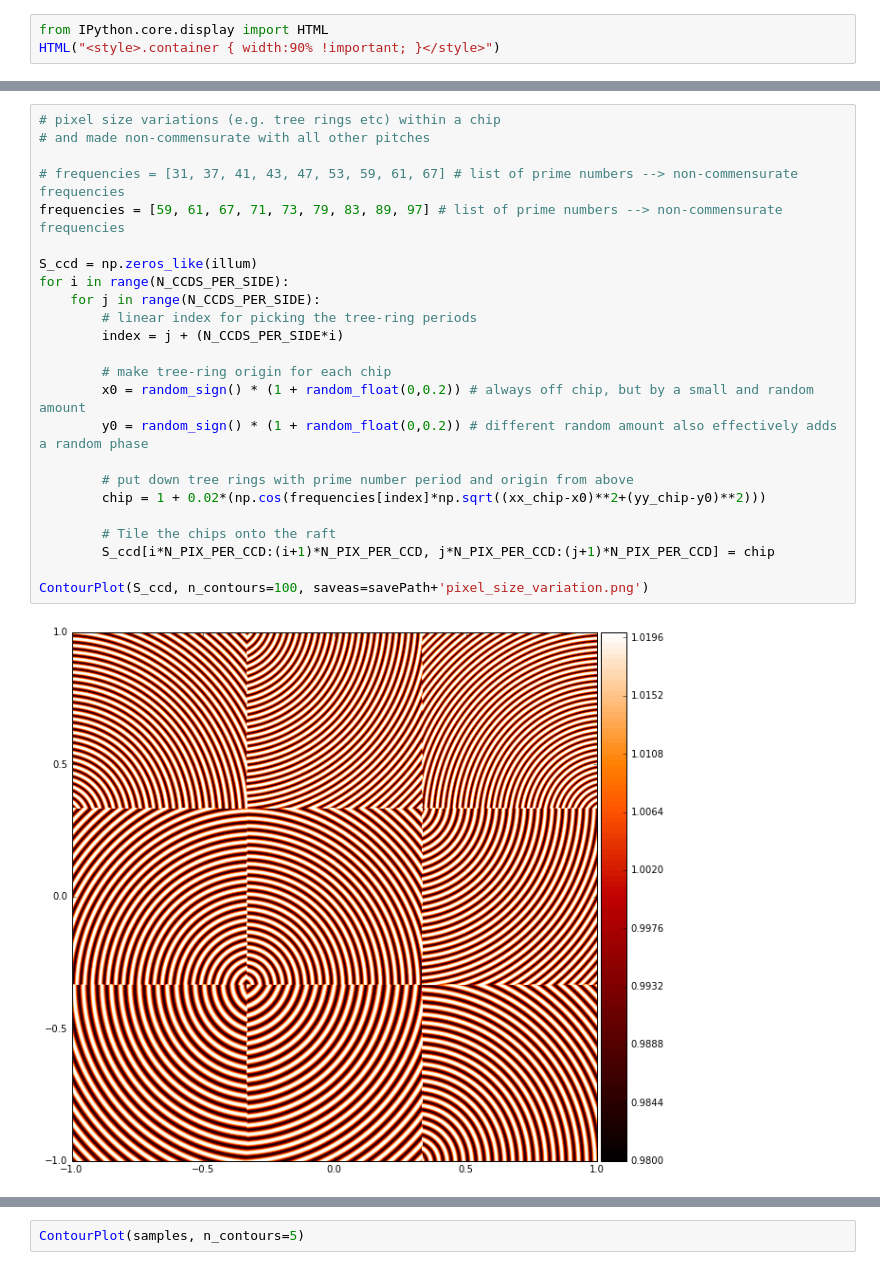
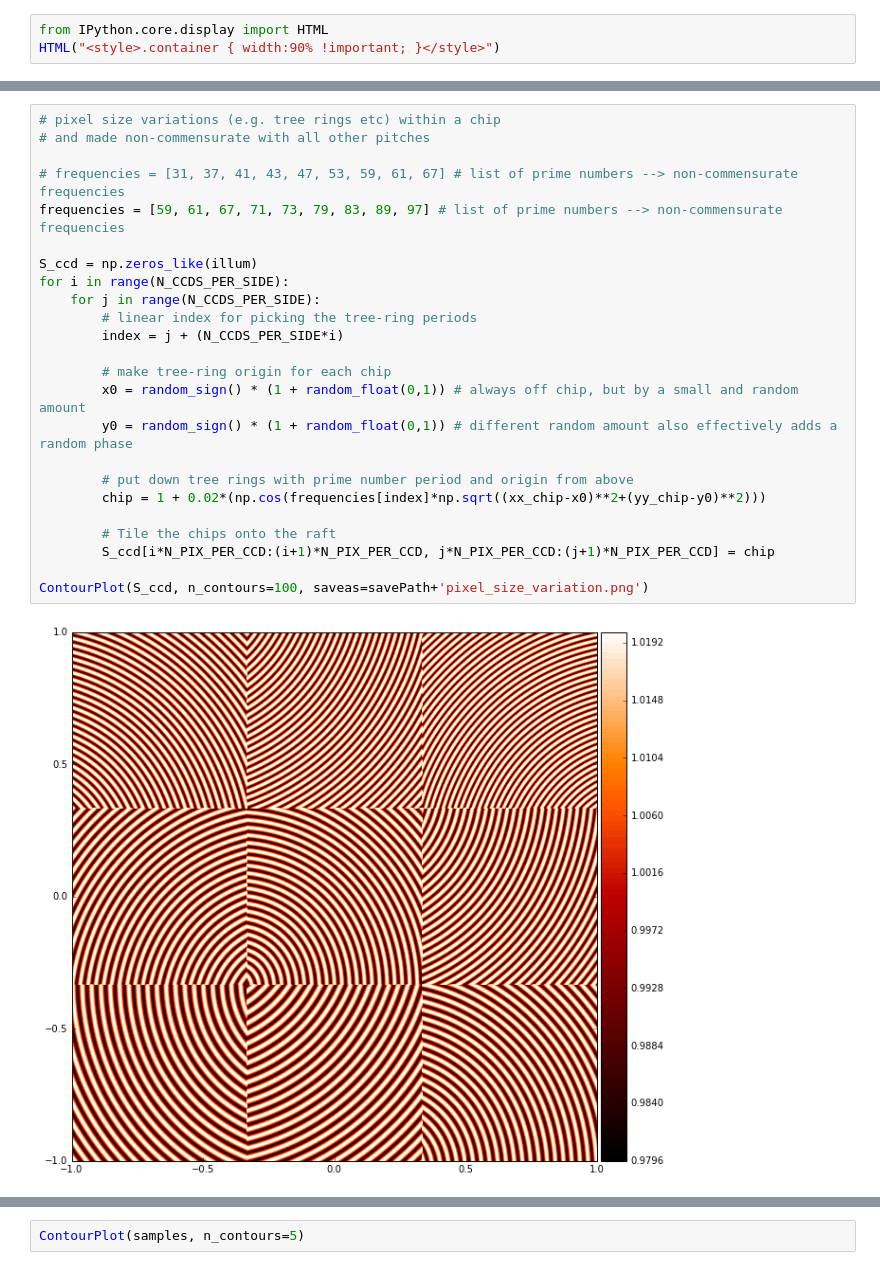
Before and after one commit to lsst-dm/calibration-scripts, a Jupyter notebook: cbp_spots_2D.ipynb, the cells around one changed output, grey strips where cells are left out. Cells and saved outputs as stored; diff of their text form.

```diff
--- a/cbp_spots_2D.ipynb
+++ b/cbp_spots_2D.ipynb
@@ -181,29 +199,29 @@ ContourAndSurfacePlot(S_optical, saveas=savePath+'optical_distortion.png')
 # %%
 # pixel size variations (e.g. tree rings etc) within a chip
 # and made non-commensurate with all other pitches
 
 # frequencies = [31, 37, 41, 43, 47, 53, 59, 61, 67] # list of prime numbers --> non-commensurate frequencies
 frequencies = [59, 61, 67, 71, 73, 79, 83, 89, 97] # list of prime numbers --> non-commensurate frequencies
 
 S_ccd = np.zeros_like(illum)
 for i in range(N_CCDS_PER_SIDE):
     for j in range(N_CCDS_PER_SIDE):
         # linear index for picking the tree-ring periods
         index = j + (N_CCDS_PER_SIDE*i)
 
         # make tree-ring origin for each chip
-        x0 = random_sign() * (1 + random_float(0,0.2)) # always off chip, but by a small and random amount
-        y0 = random_sign() * (1 + random_float(0,0.2)) # different random amount also effectively adds a random phase
+        x0 = random_sign() * (1 + random_float(0,1)) # always off chip, but by a small and random amount
+        y0 = random_sign() * (1 + random_float(0,1)) # different random amount also effectively adds a random phase
 
         # put down tree rings with prime number period and origin from above
         chip = 1 + 0.02*(np.cos(frequencies[index]*np.sqrt((xx_chip-x0)**2+(yy_chip-y0)**2)))
 
         # Tile the chips onto the raft
         S_ccd[i*N_PIX_PER_CCD:(i+1)*N_PIX_PER_CCD, j*N_PIX_PER_CCD:(j+1)*N_PIX_PER_CCD] = chip
 
 ContourPlot(S_ccd, n_contours=100, saveas=savePath+'pixel_size_variation.png')
 # %% [output]
-[figure, old version]
+[figure, new version]
 # %%
 # sensitivity allowing for pixel size variation
 calS = S_qe*S_optical*S_ccd
```
Also changed, not shown: parts of 23 cells of this notebook.
